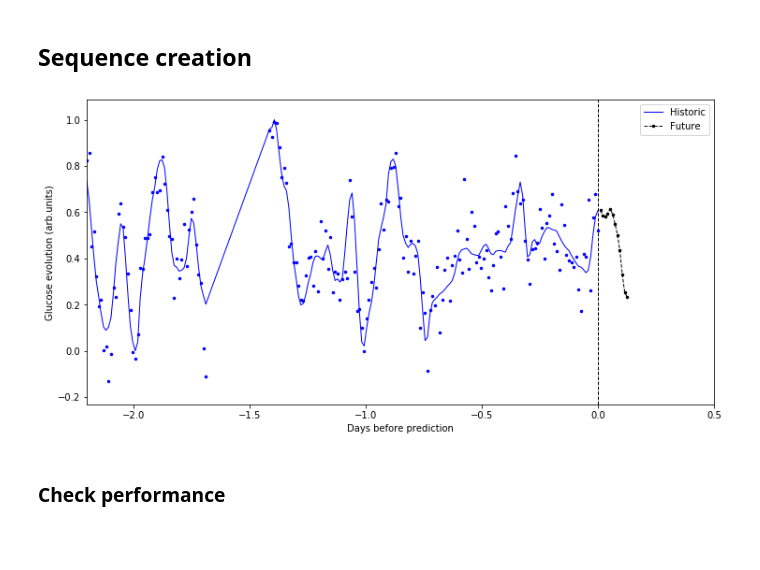
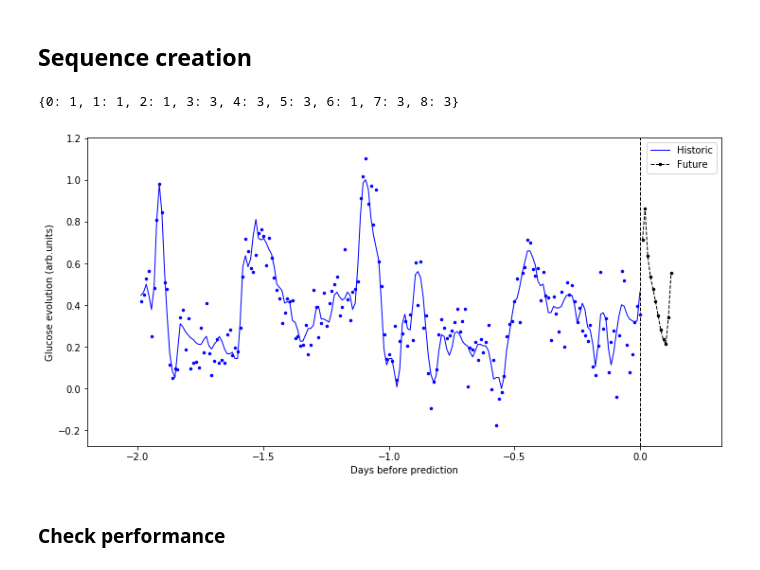
Before and after one commit to juan-arevalo/sugar_level_prediction, a Jupyter notebook: explore/data_exploration.ipynb, the cells around one changed output. Saved outputs shown, nothing was run; the diff lists cells and outputs as text; code cells hidden in the pictures; blank space fills up the shorter version.

```diff
--- a/explore/data_exploration.ipynb
+++ b/explore/data_exploration.ipynb
@@ -184,24 +180,30 @@ def create_sequence(data, start, history, future, feature_steps=1, label_steps=1
     label_range = np.arange(start=start+history, stop=start+history+future, step=label_steps)
 
     # get features
+    scaler=(0.0, 1.0)  # to avoid scaling
+    scaler = None
     hour_feature, day_feature, zero_time, ts_feature = get_time_data(data, feature_range, time_unit,
                                                                      zero_time=None)
-    scaler, ys_feature = get_sugar_data(data, feature_range, scaler=None)
+    scaler, ys_feature = get_sugar_data(data, feature_range, scaler=scaler)
     ys_feature_noisy = add_noise(ys_feature, noise) if noise > 0. else ys_feature
-    # put together the sugar_level, hour, day and time_interval
-    comb_feature = np.stack(arrays=(ts_feature, hour_feature, day_feature, ys_feature_noisy), axis=1)
+    id_feature = data.id.values[feature_range]
+    # put together the id, sugar_level, hour, day and time_interval
+    features = [ts_feature, hour_feature, day_feature, id_feature, ys_feature_noisy]
+    comb_feature = np.stack(arrays=features, axis=1)
 
     # get labels
     hour_label, day_label, _, ts_label = get_time_data(data, label_range, time_unit, zero_time=zero_time)
     _, ys_label = get_sugar_data(data, label_range, scaler=scaler)
-    comb_label = np.stack(arrays=(ts_label,hour_label, day_label, ys_label), axis=1)
+    id_label = data.id.values[label_range]
+    labels = [ts_label,hour_label, day_label, id_label, ys_label]
+    comb_label = np.stack(arrays=labels, axis=1)
 
     return ys_feature, comb_feature, comb_label
 
 def verify_sequence(feature, label, feature_steps, label_steps, min_v, max_v,
-                    hours_in_day=24.0, sampling=4.0):
-    max_time_feature = feature_steps / sampling / hours_in_day
-    max_time_label = label_steps / sampling / hours_in_day
+                    hours_in_day=24.0, sampling=1.0):
+    max_time_feature = feature_steps / sampling / 4.0 / hours_in_day
+    max_time_label = label_steps / sampling / 4.0 / hours_in_day
 
     max_feature = -np.min(feature[:, 0]) / max_time_feature
     max_label = np.max(label[:, 0]) / max_time_label
@@ -210,49 +212,57 @@ def verify_sequence(feature, label, feature_steps, label_steps, min_v, max_v,
     cond2 =  min_v <= max_label <= max_v
 
     return max_time_feature, max_time_label, max_feature, max_label, cond1, cond2
+# %%
+sampling
+# %% [output]
+{0: 1, 1: 1, 2: 1, 3: 3, 4: 3, 5: 3, 6: 1, 7: 3, 8: 3}
 # %%
 np.set_printoptions(threshold=np.inf)
 
 start=np.random.randint(low=0, high=dfs.index.size)
+id_ = dfs.iloc[start, :].id
 
-# data is sampled every 15 minutes. Thus, there are 4 measurements per hour
-history = 48*4 # a history of 2 days
-history_steps = 1 # 2 samples per hour
-future = 3*4  # this accounts for a prediction of 6 hours in advance
-future_steps = 1 # two samples per hour
+# sampling: 1 corresponds to 15 minutes, 3 to 5 minutes
+history_steps = sampling[id_]
+future_steps = sampling[id_]
+
+# data is sampled every 5 or 15 minutes. Thus, there are 12 or 4 measurements per hour
+history = 48 * 4 * history_steps # a history of 2 days
+future = 3 * 4 * future_steps # this accounts for a prediction of 6 hours in advance
+
 yf, ynf, yl = create_sequence(dfs, start=start, history=history, future=future,
                               feature_steps=history_steps, label_steps=future_steps,
                               time_unit=one_day, noise=0.1, day_dict=day_dict)
 
 # conditions for the length of the sequences
 max_time_feature, max_time_label, max_feature, max_label, cond1, cond2 = \
-  verify_sequence(ynf, yl, history, future, 0.8, 1.2)
+  verify_sequence(ynf, yl, history, future, 0.8, 1.2, sampling=history_steps)
 
 if not cond1 or not cond2:
     print(max_time_feature, max_time_label, max_feature, max_label, cond1, cond2)
-    print(dfs.values[start:start+history, :])
+    # print(dfs.values[start:start+history, :])
 
 # plot sequences
 plt.figure(figsize=(12, 6))
 
 plt.plot(ynf[:, 0], yf, '-b', markersize=2, linewidth=1, label='Historic')
-plt.plot(ynf[:, 0], ynf[:, 3], '.b', markersize=5, linewidth=1)
-plt.plot(yl[:, 0], yl[:, 3], '.--k', markersize=5, linewidth=1, label='Future')
+plt.plot(ynf[:, 0], ynf[:, -1], '.b', markersize=5, linewidth=1)
+plt.plot(yl[:, 0], yl[:, -1], '.--k', markersize=5, linewidth=1, label='Future')
 
-ymin = ynf[:, 3].min()-0.1
-ymax = ynf[:, 3].max()+0.1
+ymin = ynf[:, -1].min()-0.1
+ymax = ynf[:, -1].max()+0.1
 
 plt.vlines(x=0, ymin=ymin, ymax=ymax, colors='k', linewidth=1, linestyles='--')
 
 plt.ylim(ymin, ymax)
-plt.xlim(-history/4/24-0.2, 0.5)
+plt.xlim(-history/4/24/history_steps-0.2, future/4/24/future_steps+0.2)
 
 plt.ylabel('Glucose evolution (arb.units)')
 plt.xlabel('Days before prediction')
 plt.legend(loc='best')
 plt.show()
 # %% [output]
-[figure, old version]
+[figure, new version]
 # %% [markdown]
 ### Check performance
 # %%
```
Also changed, not shown: parts of 11 cells of this notebook.
